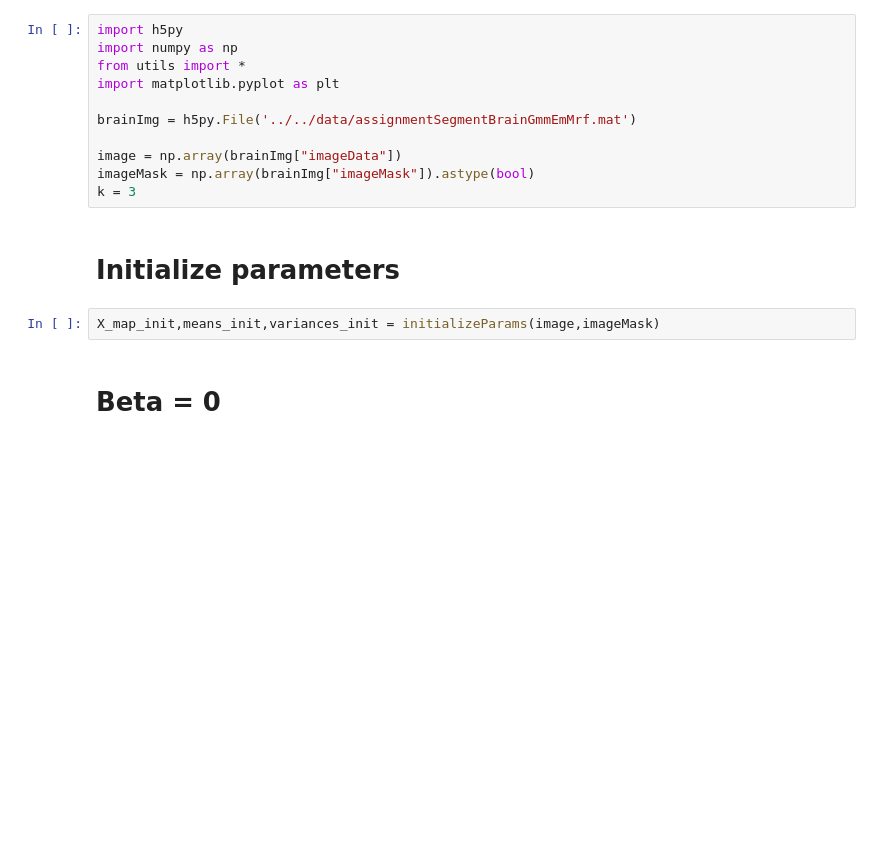
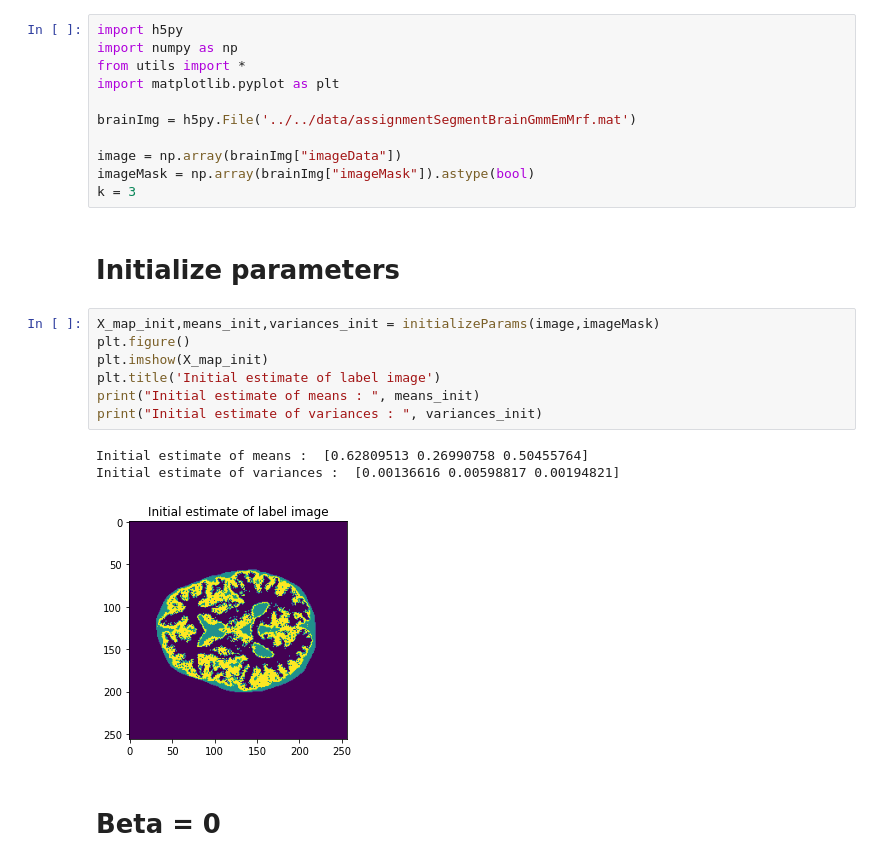
Before and after one commit to shreysingla11/MIC, a Jupyter notebook: Assignment-2/code/Q2/main.ipynb, the cells around one changed output. Cells and saved outputs as stored; diff of their text form; blank space fills up the shorter version.

Commit message:
Add inital estimates to Q2

```diff
--- a/Assignment-2/code/Q2/main.ipynb
+++ b/Assignment-2/code/Q2/main.ipynb
@@ -11,8 +11,17 @@ imageMask = np.array(brainImg["imageMask"]).astype(bool)
 k = 3
 # %% [markdown]
 # Initialize parameters
-# %%
-X_map_init,means_init,variances_init = initializeParams(image,imageMask)
+# %%
+X_map_init,means_init,variances_init = initializeParams(image,imageMask)
+plt.figure()
+plt.imshow(X_map_init)
+plt.title('Initial estimate of label image')
+print("Initial estimate of means : ", means_init)
+print("Initial estimate of variances : ", variances_init)
+# %% [output]
+Initial estimate of means :  [0.62809513 0.26990758 0.50455764]
+Initial estimate of variances :  [0.00136616 0.00598817 0.00194821]
+[figure, added]
 # %% [markdown]
 # Beta = 0
 # %%
```
